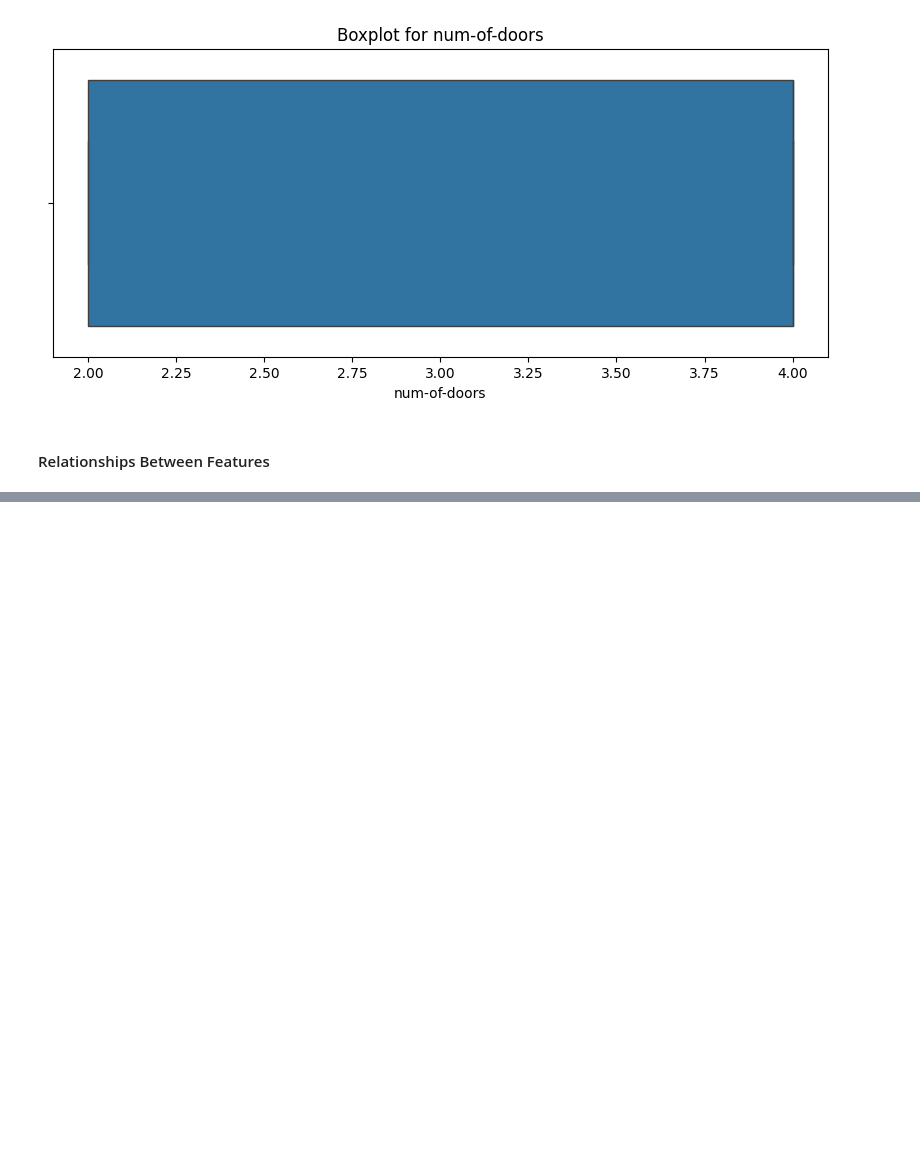
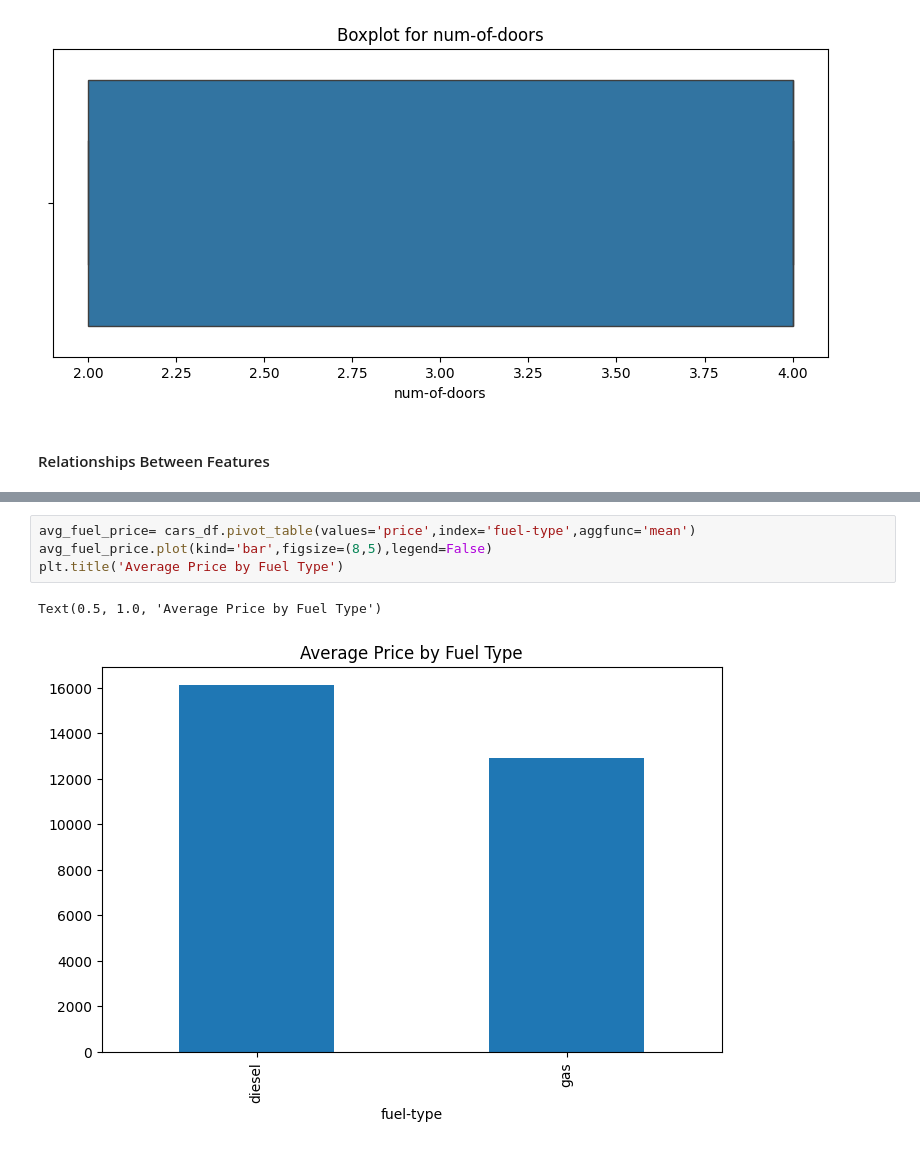
Before and after one commit to AbdulWahid026/ML_CarPricing, a Jupyter notebook: car_pricing.ipynb, the cells around one changed output, grey strips where cells are left out. Saved outputs shown, nothing was run; the diff lists cells and outputs as text; blank space fills up the shorter version.

```diff
--- a/car_pricing.ipynb
+++ b/car_pricing.ipynb
@@ -162,0 +177,7 @@ for cols in numeric_columns[:3]:
+# %%
+avg_fuel_price= cars_df.pivot_table(values='price',index='fuel-type',aggfunc='mean')
+avg_fuel_price.plot(kind='bar',figsize=(8,5),legend=False)
+plt.title('Average Price by Fuel Type')
+# %% [output]
+Text(0.5, 1.0, 'Average Price by Fuel Type')
+[figure, added]
```
Also changed, not shown: parts of 7 cells of this notebook.
